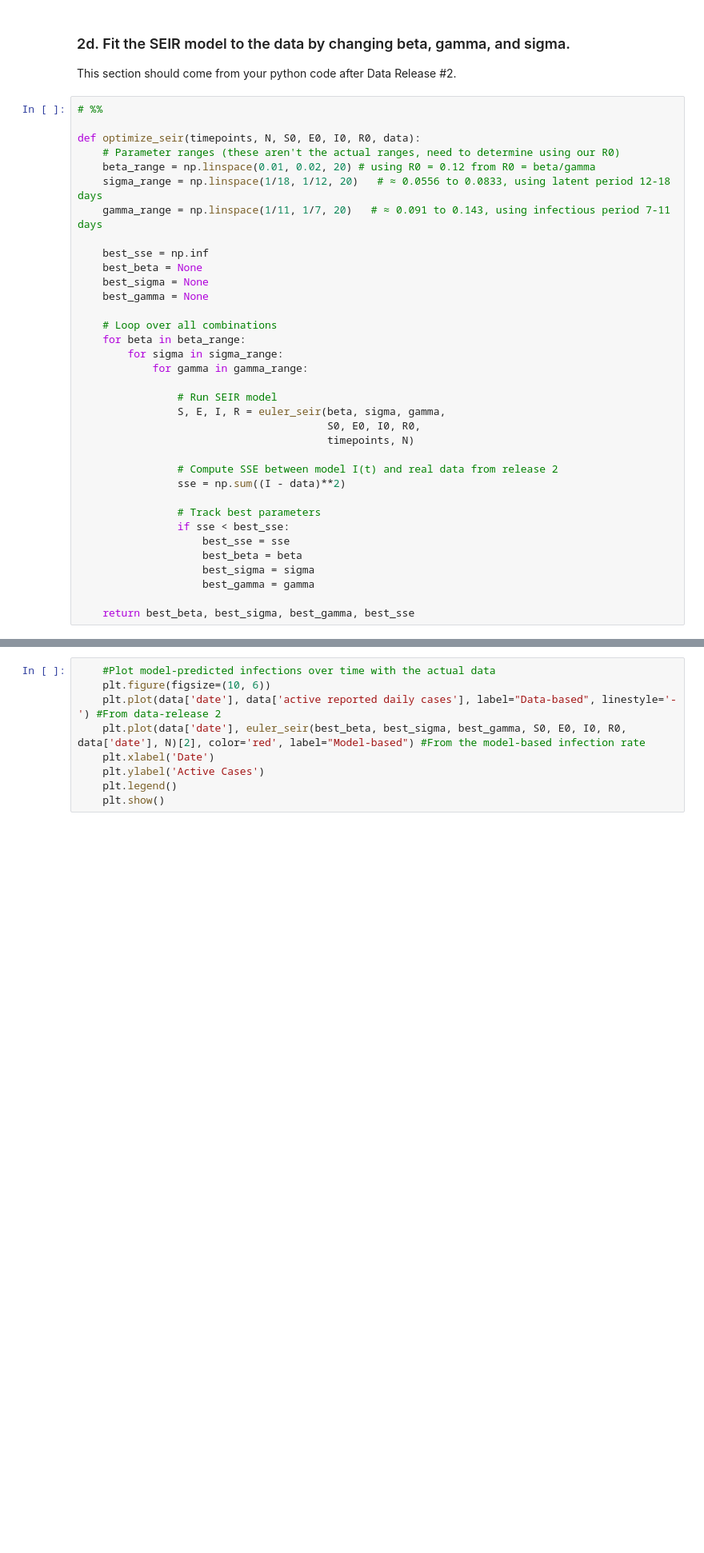
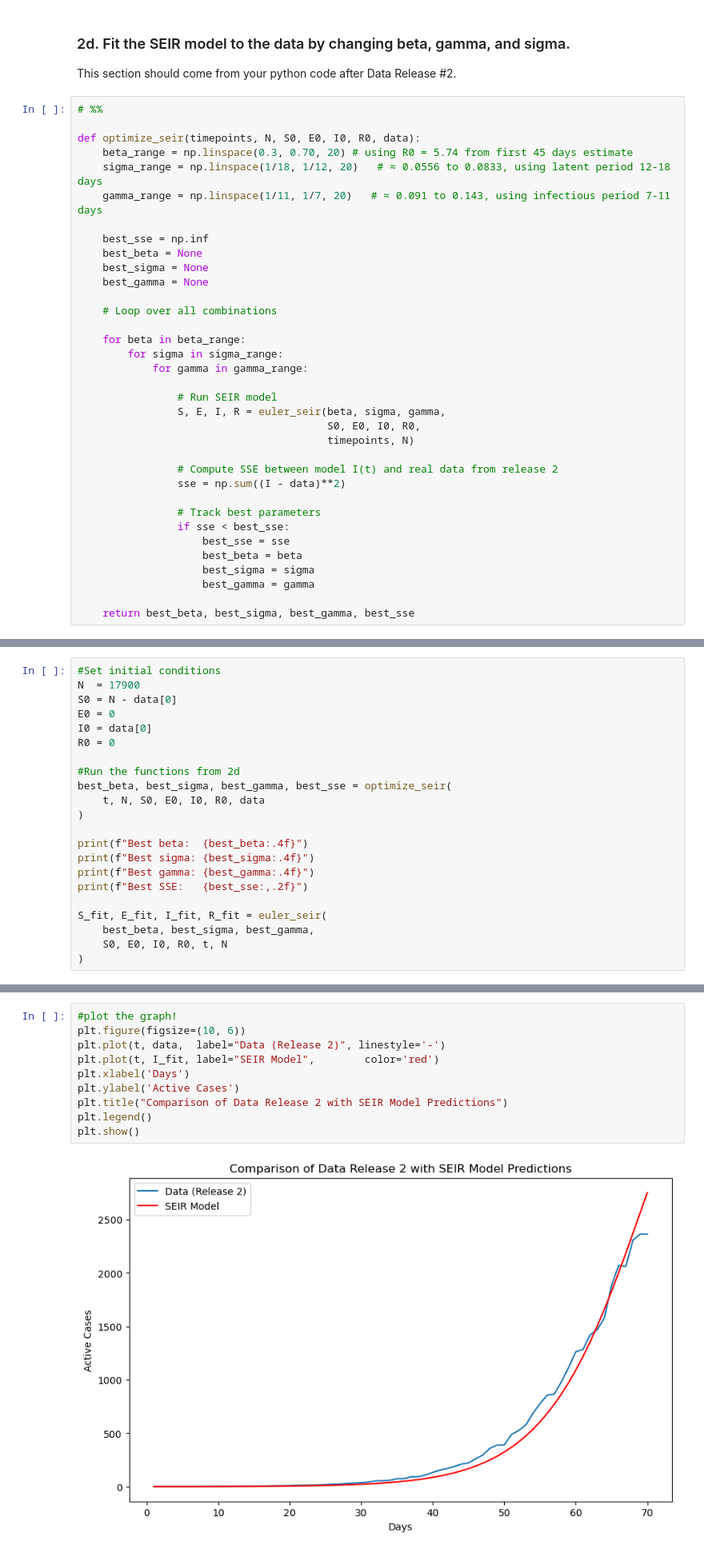
Before and after one commit to AbhiramRuthala/Module-2-Epidemics-SIR-Modeling-Abhiram-Tahseen, a Jupyter notebook: Module_2_Abhiram_Tahseen_ProjectDocumentation.ipynb, the cells around one changed output, grey strips where cells are left out. Shown at 80% size. Saved outputs shown, nothing was run; the diff lists cells and outputs as text; blank space fills up the shorter version.

Commit message:
Re-estimated R0 using formula and fixed plot error
Debugged code for plotting issue, found that model fit was bad and re-calculated R0 to give better model fit

```diff
--- a/Module_2_Abhiram_Tahseen_ProjectDocumentation.ipynb
+++ b/Module_2_Abhiram_Tahseen_ProjectDocumentation.ipynb
@@ -216,8 +230,7 @@ This section should come from your python code after Data Release #2.
 # %%
 
 def optimize_seir(timepoints, N, S0, E0, I0, R0, data):
-    # Parameter ranges (these aren't the actual ranges, need to determine using our R0)
-    beta_range = np.linspace(0.01, 0.02, 20) # using R0 = 0.12 from R0 = beta/gamma
+    beta_range = np.linspace(0.3, 0.70, 20) # using R0 = 5.74 from first 45 days estimate
     sigma_range = np.linspace(1/18, 1/12, 20)   # ≈ 0.0556 to 0.0833, using latent period 12-18 days
     gamma_range = np.linspace(1/11, 1/7, 20)   # ≈ 0.091 to 0.143, using infectious period 7-11 days
 
@@ -227,6 +240,7 @@ def optimize_seir(timepoints, N, S0, E0, I0, R0, data):
     best_gamma = None
 
     # Loop over all combinations
+
     for beta in beta_range:
         for sigma in sigma_range:
             for gamma in gamma_range:
@@ -252,3 +266,25 @@ def optimize_seir(timepoints, N, S0, E0, I0, R0, data):
 This section should come from your python code after Data Release #2.
 
 Since the data points that are required to be used in the plotting of the points are given in the above function, this is code to be added within the function mentioned in '2d', just before the return statement and after everything else.
+# %%
+#Set initial conditions
+N  = 17900
+S0 = N - data[0]
+E0 = 0
+I0 = data[0]
+R0 = 0
+
+#Run the functions from 2d
+best_beta, best_sigma, best_gamma, best_sse = optimize_seir(
+    t, N, S0, E0, I0, R0, data
+)
+
+print(f"Best beta:  {best_beta:.4f}")
+print(f"Best sigma: {best_sigma:.4f}")
+print(f"Best gamma: {best_gamma:.4f}")
+print(f"Best SSE:   {best_sse:,.2f}")
+
+S_fit, E_fit, I_fit, R_fit = euler_seir(
+    best_beta, best_sigma, best_gamma,
+    S0, E0, I0, R0, t, N
+)
@@ -255,12 +296,15 @@ Since the data points that are required to be used in the plotting of the points
 # %%
-    #Plot model-predicted infections over time with the actual data
-    plt.figure(figsize=(10, 6))
-    plt.plot(data['date'], data['active reported daily cases'], label="Data-based", linestyle='-') #From data-release 2
-    plt.plot(data['date'], euler_seir(best_beta, best_sigma, best_gamma, S0, E0, I0, R0, data['date'], N)[2], color='red', label="Model-based") #From the model-based infection rate
-    plt.xlabel('Date')
-    plt.ylabel('Active Cases')
-    plt.legend()
-    plt.show()
+#plot the graph!
+plt.figure(figsize=(10, 6))
+plt.plot(t, data,  label="Data (Release 2)", linestyle='-')
+plt.plot(t, I_fit, label="SEIR Model",        color='red')
+plt.xlabel('Days')
+plt.ylabel('Active Cases')
+plt.title("Comparison of Data Release 2 with SEIR Model Predictions")
+plt.legend()
+plt.show()
+# %% [output]
+[figure, added]
 # %% [markdown]
 ### 2e. Predict the day and amount of active cases at the peak of the epidemic spread.
 This section should come from your python code after Data Release #2.
```
Also changed, not shown: parts of 13 cells of this notebook, 3 other files.
